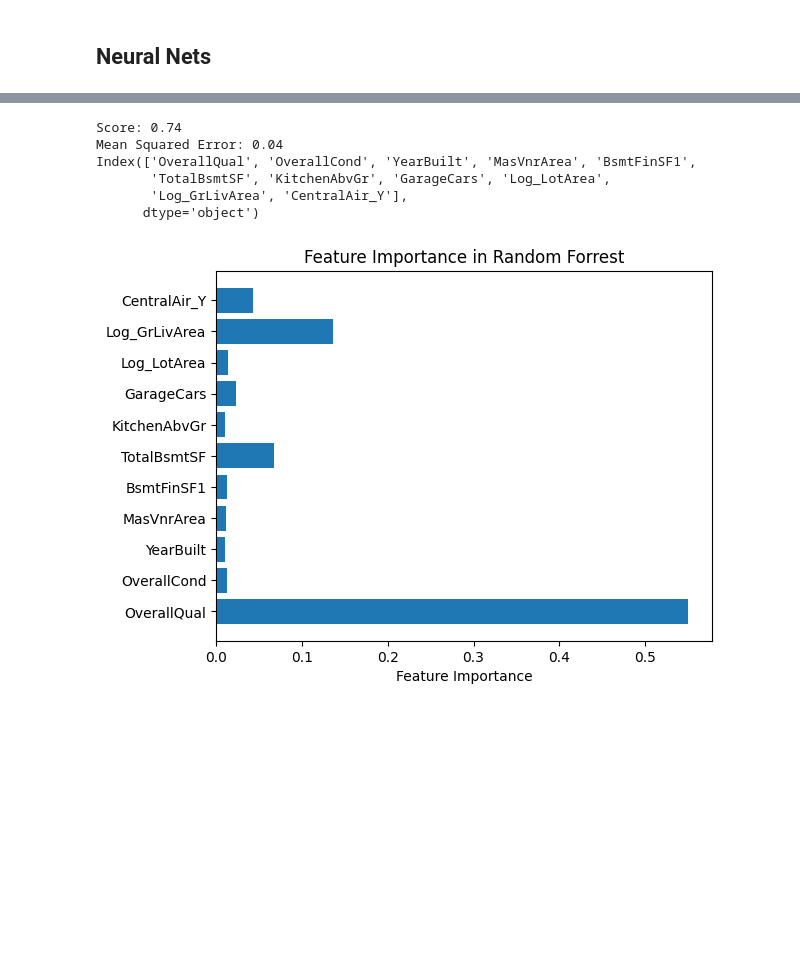
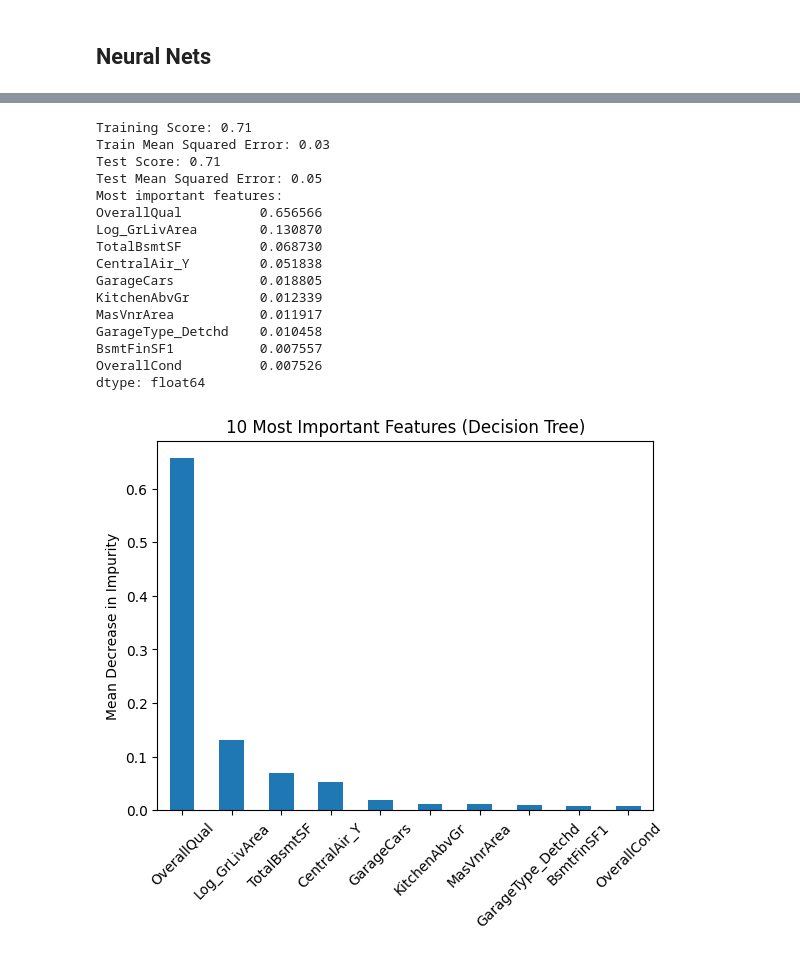
Before and after one commit to Kabir5296/HousingPrices-DS675-Project, a Jupyter notebook: modelling.ipynb, the cells around one changed output, grey strips where cells are left out. Drawn from its saved outputs; the diff is of its cells as text; code cells hidden in the pictures; blank space fills up the shorter version.

Commit message:
Finishing touches on decision tree and forest

```diff
--- a/modelling.ipynb
+++ b/modelling.ipynb
@@ -472,46 +546,58 @@ def plot_learning_curve(estimator, title, X, y, cv=5):
 # %%
 # Decision Tree
 from sklearn.tree import DecisionTreeRegressor, export_text
 from sklearn.model_selection import train_test_split
 
-seed = 42
+# init decission tree classifier
+final_tree = DecisionTreeRegressor(criterion="squared_error", ccp_alpha=best_alpha, max_depth=best_max_depth)
 
-# init decission tree classifier
-clf = DecisionTreeRegressor(criterion="squared_error")
+final_tree.fit(X_train, Y_train)
 
-y = df_train['Log_SalePrice']
-X = df_train.drop(columns=['Log_SalePrice'])
+# In-sample error
+Y_pred = final_tree.predict(X_train)
 
-X_train, X_test, Y_train, Y_test = train_test_split(X,y, test_size=.2, random_state=seed)
+train_score = final_tree.score(X_test, Y_test)
+print("Training Score: %.2f" % (train_score))
 
-clf.fit(X_train, Y_train)
+mse = mean_squared_error(Y_train, Y_pred)
+print("Train Mean Squared Error: %.2f" % (mse))
 
-Y_pred = clf.predict(X_test)
+# Out-of-sample error
+Y_pred = final_tree.predict(X_test)
 
-score = clf.score(X_test, Y_test)
-print("Score: %.2f" % (score))
+test_score = final_tree.score(X_test, Y_test)
+print("Test Score: %.2f" % (test_score))
 
 mse = mean_squared_error(Y_test, Y_pred)
-print("Mean Squared Error: %.2f" % (mse))
+print("Test Mean Squared Error: %.2f" % (mse))
 
-feature_importances = clf.feature_importances_
-
-threshold = .01
-important_features = X_train.columns[feature_importances > threshold]
+# List most important features
+# Will find that OverallQual is overwhelmingly important compared to other features
+feature_importances = final_tree.feature_importances_
+df_importances = pd.Series(feature_importances, index=X.columns)
+important_features = df_importances.sort_values(ascending=False)[:10]
+print("Most important features:")
 print(important_features)
 
-# plt.barh(X_train.columns, feature_importances)
-plt.barh(important_features, [x for x in feature_importances if x > threshold])
-plt.xlabel("Feature Importance")
-plt.title("Feature Importance in Random Forrest")
-plt.show()
+ax = important_features.plot(kind="bar", title="10 Most Important Features (Decision Tree)", rot=45)
+ax.set_ylabel("Mean Decrease in Impurity")
 
-plot_learning_curve(clf, "Learning Curve (Decision Tree)", X_train, Y_train)
+plot_learning_curve(final_tree, "Learning Curve (Decision Tree)", X_train, Y_train)
 # %% [output]
-Score: 0.74
-Mean Squared Error: 0.04
-Index(['OverallQual', 'OverallCond', 'YearBuilt', 'MasVnrArea', 'BsmtFinSF1',
-       'TotalBsmtSF', 'KitchenAbvGr', 'GarageCars', 'Log_LotArea',
-       'Log_GrLivArea', 'CentralAir_Y'],
-      dtype='object')
+Training Score: 0.71
+Train Mean Squared Error: 0.03
+Test Score: 0.71
+Test Mean Squared Error: 0.05
+Most important features:
+OverallQual          0.656566
+Log_GrLivArea        0.130870
+TotalBsmtSF          0.068730
+CentralAir_Y         0.051838
+GarageCars           0.018805
+KitchenAbvGr         0.012339
+MasVnrArea           0.011917
+GarageType_Detchd    0.010458
+BsmtFinSF1           0.007557
+OverallCond          0.007526
+dtype: float64
-[figure, old version]
+[figure, new version]
```
Also changed, not shown: parts of 6 cells of this notebook.
